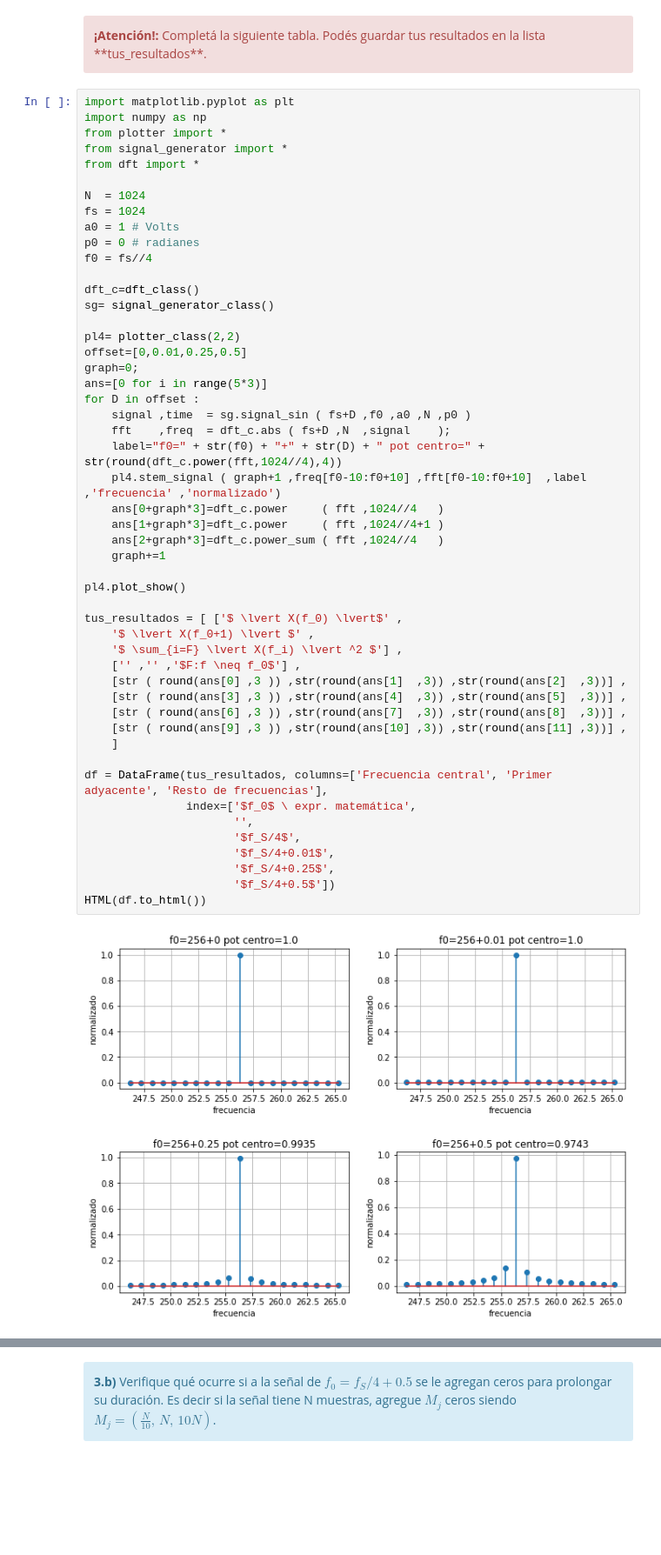
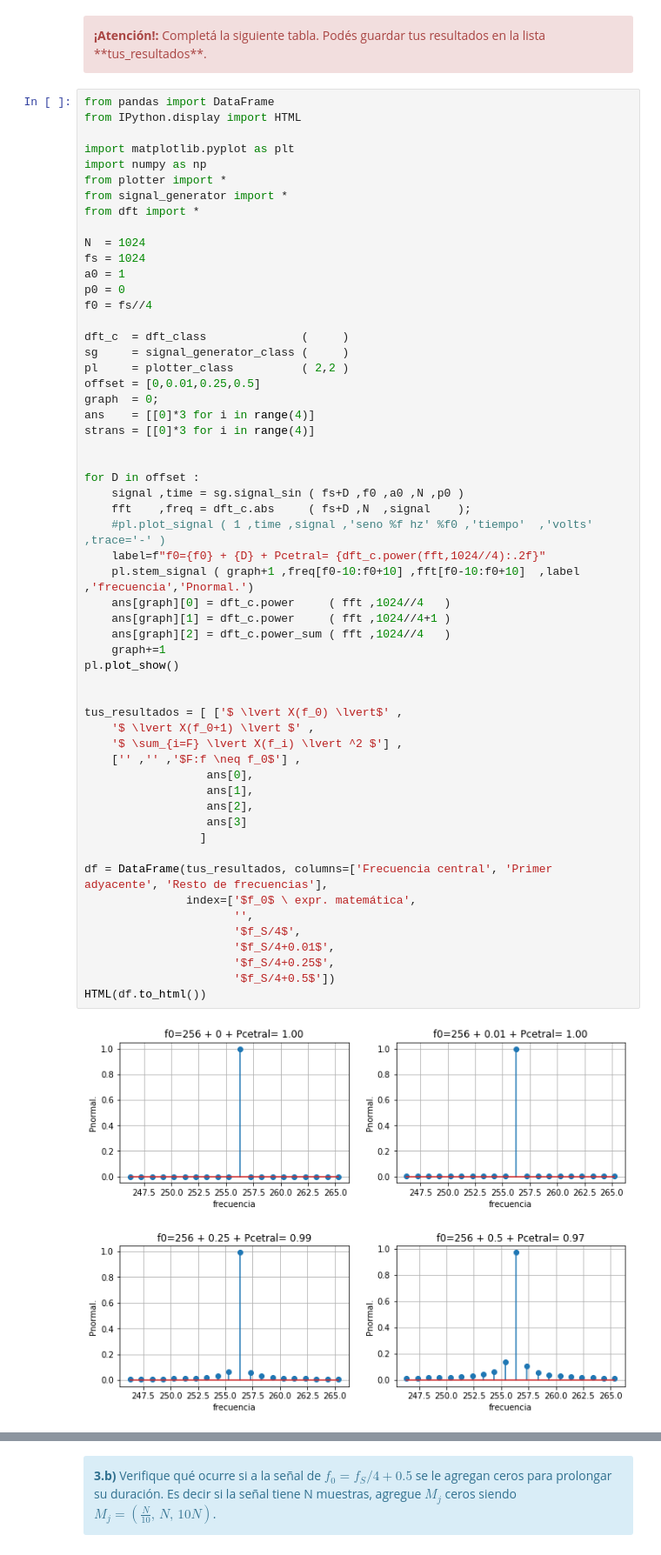
Before and after one commit to pslavkin/mse_15psf, a Jupyter notebook: TP1 - Muestreo de señales - Forurier.ipynb, the cells around one changed output, grey strips where cells are left out. Shown at 87% size. Drawn from its saved outputs; the diff is of its cells as text; blank space fills up the shorter version.

```diff
--- a/TP1 - Muestreo de señales - Forurier.ipynb
+++ b/TP1 - Muestreo de señales - Forurier.ipynb
@@ -421,57 +408,63 @@ HTML(df.to_html())
 <b>¡Atención!:</b> Completá la siguiente tabla. Podés guardar tus resultados en la lista **tus_resultados**.
 </div>
 # %%
+from pandas import DataFrame
+from IPython.display import HTML
+
 import matplotlib.pyplot as plt
 import numpy as np
 from plotter import *
 from signal_generator import *
 from dft import *
 
 N  = 1024
 fs = 1024
-a0 = 1 # Volts
-p0 = 0 # radianes
+a0 = 1
+p0 = 0
 f0 = fs//4
 
-dft_c=dft_class()
-sg= signal_generator_class()
+dft_c  = dft_class              (     )
+sg     = signal_generator_class (     )
+pl     = plotter_class          ( 2,2 )
+offset = [0,0.01,0.25,0.5]
+graph  = 0;
+ans    = [[0]*3 for i in range(4)]
+strans = [[0]*3 for i in range(4)]
 
-pl4= plotter_class(2,2)
-offset=[0,0.01,0.25,0.5]
-graph=0;
-ans=[0 for i in range(5*3)]
+
 for D in offset :
-    signal ,time  = sg.signal_sin ( fs+D ,f0 ,a0 ,N ,p0 )
-    fft    ,freq  = dft_c.abs ( fs+D ,N  ,signal    );
-    label="f0=" + str(f0) + "+" + str(D) + " pot centro=" + str(round(dft_c.power(fft,1024//4),4))
-    pl4.stem_signal ( graph+1 ,freq[f0-10:f0+10] ,fft[f0-10:f0+10]  ,label ,'frecuencia' ,'normalizado')
-    ans[0+graph*3]=dft_c.power     ( fft ,1024//4   )
-    ans[1+graph*3]=dft_c.power     ( fft ,1024//4+1 )
-    ans[2+graph*3]=dft_c.power_sum ( fft ,1024//4   )
+    signal ,time = sg.signal_sin ( fs+D ,f0 ,a0 ,N ,p0 )
+    fft    ,freq = dft_c.abs     ( fs+D ,N  ,signal    );
+    #pl.plot_signal ( 1 ,time ,signal ,'seno %f hz' %f0 ,'tiempo'  ,'volts' ,trace='-' )
+    label=f"f0={f0} + {D} + Pcetral= {dft_c.power(fft,1024//4):.2f}"
+    pl.stem_signal ( graph+1 ,freq[f0-10:f0+10] ,fft[f0-10:f0+10]  ,label ,'frecuencia','Pnormal.')
+    ans[graph][0] = dft_c.power     ( fft ,1024//4   )
+    ans[graph][1] = dft_c.power     ( fft ,1024//4+1 )
+    ans[graph][2] = dft_c.power_sum ( fft ,1024//4   )
     graph+=1
+pl.plot_show()
 
-pl4.plot_show()
 
 tus_resultados = [ ['$ \lvert X(f_0) \lvert$' ,
     '$ \lvert X(f_0+1) \lvert $' ,
     '$ \sum_{i=F} \lvert X(f_i) \lvert ^2 $'] ,
     ['' ,'' ,'$F:f \neq f_0$'] ,
-    [str ( round(ans[0] ,3 )) ,str(round(ans[1]  ,3)) ,str(round(ans[2]  ,3))] ,
-    [str ( round(ans[3] ,3 )) ,str(round(ans[4]  ,3)) ,str(round(ans[5]  ,3))] ,
-    [str ( round(ans[6] ,3 )) ,str(round(ans[7]  ,3)) ,str(round(ans[8]  ,3))] ,
-    [str ( round(ans[9] ,3 )) ,str(round(ans[10] ,3)) ,str(round(ans[11] ,3))] ,
-    ]
+                  ans[0],
+                  ans[1],
+                  ans[2],
+                  ans[3]
+                 ]
 
 df = DataFrame(tus_resultados, columns=['Frecuencia central', 'Primer adyacente', 'Resto de frecuencias'],
                index=['$f_0$ \ expr. matemática',
                       '',
                       '$f_S/4$',
                       '$f_S/4+0.01$',
                       '$f_S/4+0.25$',
                       '$f_S/4+0.5$'])
 HTML(df.to_html())
 # %% [output]
-[figure, old version]
+[figure, new version]
 |  | Frecuencia central | Primer adyacente | Resto de frecuencias |
 | $f_0$ \ expr. matemática | $ \lvert X(f_0) \lvert$ | $ \lvert X(f_0+1) \lvert $ | $ \sum_{i=F} \lvert X(f_i) \lvert... |
 |  |  |  | $F:f \neq f_0$ |
```
Also changed, not shown: parts of 6 cells of this notebook, 3 other files.
